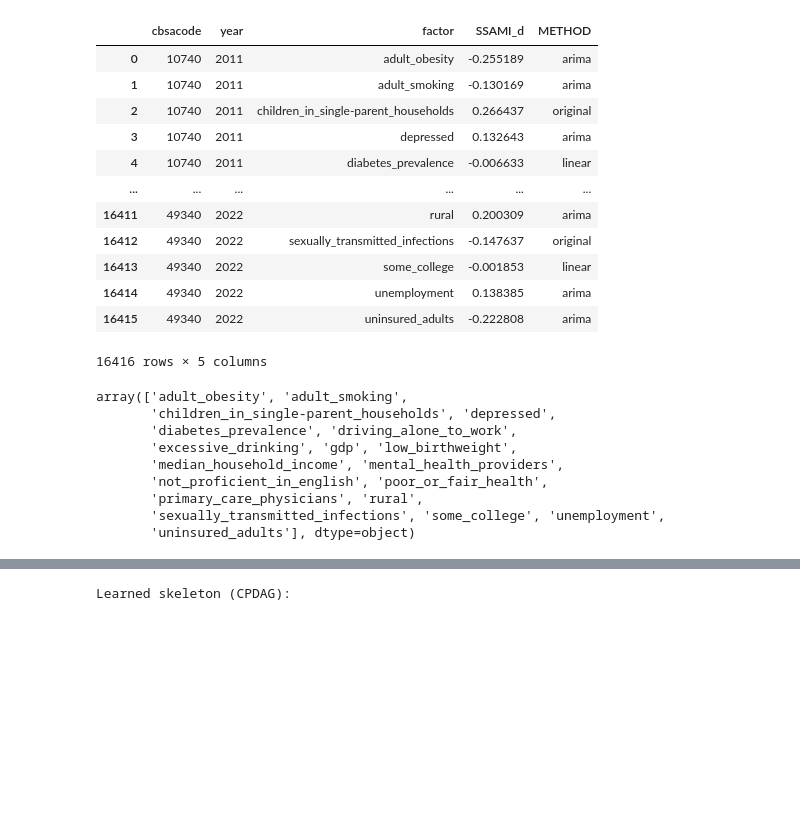
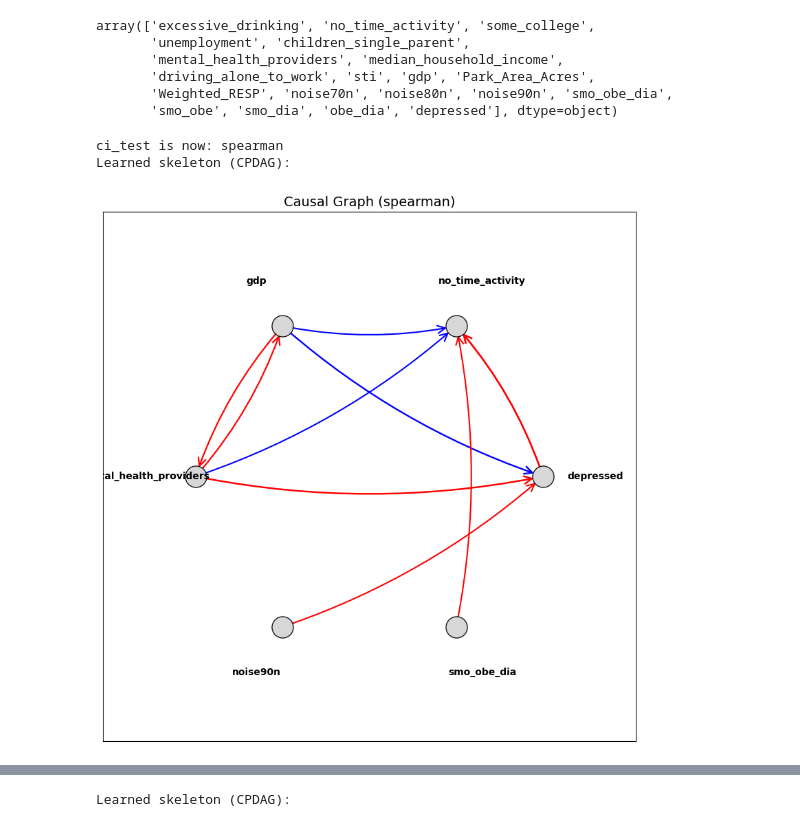
Before and after one commit to ljyyyy120/Captone_depression, a Jupyter notebook: 02_data_analysis/try.ipynb, the cells around one changed output, grey strips where cells are left out. Cells and saved outputs as stored; diff of their text form; code cells hidden in the pictures; blank space fills up the shorter version.

```diff
--- a/02_data_analysis/try.ipynb
+++ b/02_data_analysis/try.ipynb
@@ -15,7 +15,7 @@ def partial_spearman_corr(df, x, y, controls):
     else:
         return spearmanr(df[x], df[y])[0]
 
-def plot_causal_graph(adj_matrix, df):
+def plot_causal_graph(adj_matrix, df, ci_test):
     """
     Plots causal graph with edge color based on partial Spearman correlation signs.
     Uses only relevant control variables.
@@ -60,7 +60,7 @@ def plot_causal_graph(adj_matrix, df):
                                arrowstyle='->', arrowsize=20, connectionstyle=f'arc3,rad={arc_rad}',
                                min_source_margin=10, min_target_margin=10)
 
-    plt.title("Causal Graph with Edge Sign (Partial Spearman Correlation)", fontsize=14)
+    plt.title(f"Causal Graph ({ci_test})", fontsize=14)
     plt.gca().margins(x=0.3, y=0.3)
     plt.axis('equal')
     plt.show()
@@ -105,30 +110,53 @@ import pandas as pd
 # %%
-df = pd.read_csv('detrend_result.csv')
+df = pd.read_csv('../00_data/03_analysis_data/ssami_result_0403.csv')
-# %%
-df
-# %% [output]
-|  | cbsacode | year | factor | SSAMI_d | METHOD |
-| 0 | 10740 | 2011 | adult_obesity | -0.255189 | arima |
-| 1 | 10740 | 2011 | adult_smoking | -0.130169 | arima |
-| 2 | 10740 | 2011 | children_in_single-parent_households | 0.266437 | original |
-| 3 | 10740 | 2011 | depressed | 0.132643 | arima |
-| 4 | 10740 | 2011 | diabetes_prevalence | -0.006633 | linear |
-| ... | ... | ... | ... | ... | ... |
-| 16411 | 49340 | 2022 | rural | 0.200309 | arima |
-| 16412 | 49340 | 2022 | sexually_transmitted_infections | -0.147637 | original |
-| 16413 | 49340 | 2022 | some_college | -0.001853 | linear |
-| 16414 | 49340 | 2022 | unemployment | 0.138385 | arima |
-| 16415 | 49340 | 2022 | uninsured_adults | -0.222808 | arima |
-16416 rows × 5 columns
 # %%
 df['factor'].unique()
 # %% [output]
-array(['adult_obesity', 'adult_smoking',
-       'children_in_single-parent_households', 'depressed',
-       'diabetes_prevalence', 'driving_alone_to_work',
-       'excessive_drinking', 'gdp', 'low_birthweight',
-       'median_household_income', 'mental_health_providers',
-       'not_proficient_in_english', 'poor_or_fair_health',
-       'primary_care_physicians', 'rural',
-       'sexually_transmitted_infections', 'some_college', 'unemployment',
-       'uninsured_adults'], dtype=object)
+array(['excessive_drinking', 'no_time_activity', 'some_college',
+       'unemployment', 'children_single_parent',
+       'mental_health_providers', 'median_household_income',
+       'driving_alone_to_work', 'sti', 'gdp', 'Park_Area_Acres',
+       'Weighted_RESP', 'noise70n', 'noise80n', 'noise90n', 'smo_obe_dia',
+       'smo_obe', 'smo_dia', 'obe_dia', 'depressed'], dtype=object)
+# %%
+my_factors = ['depressed',
+    # health
+    # 'excessive_drinking',
+    # 'adult_obesity',
+    # 'sti',
+    'smo_obe_dia',
+    # 'smo_obe',
+    # 'smo_dia',
+    # 'obe_dia',
+    'no_time_activity',
+
+    # education
+    # 'some_college',
+
+    # economic
+    # 'unemployment', #no direct link with depression
+    'gdp',
+    # 'median_household_income', #add this the no time activity become result
+
+    # health source
+    'mental_health_providers',
+
+    # social association
+    # 'children_single_parent',
+
+
+    # enviroment
+    # 'driving_alone_to_work',
+    # 'Park_Area_Acres',
+    # 'Weighted_RESP',
+    # 'noise70n',
+    # 'noise80n',
+    'noise90n',
+
+]
+# %%
+pc_result = run_pc_analysis(df, factor_list=my_factors, alpha=0.01, shuffle_factors=True,ci_test='spearman')
+# %% [output]
+ci_test is now: spearman
+Learned skeleton (CPDAG):
+[figure, added]
```
Also changed, not shown: parts of 13 cells of this notebook, 1 other file.
